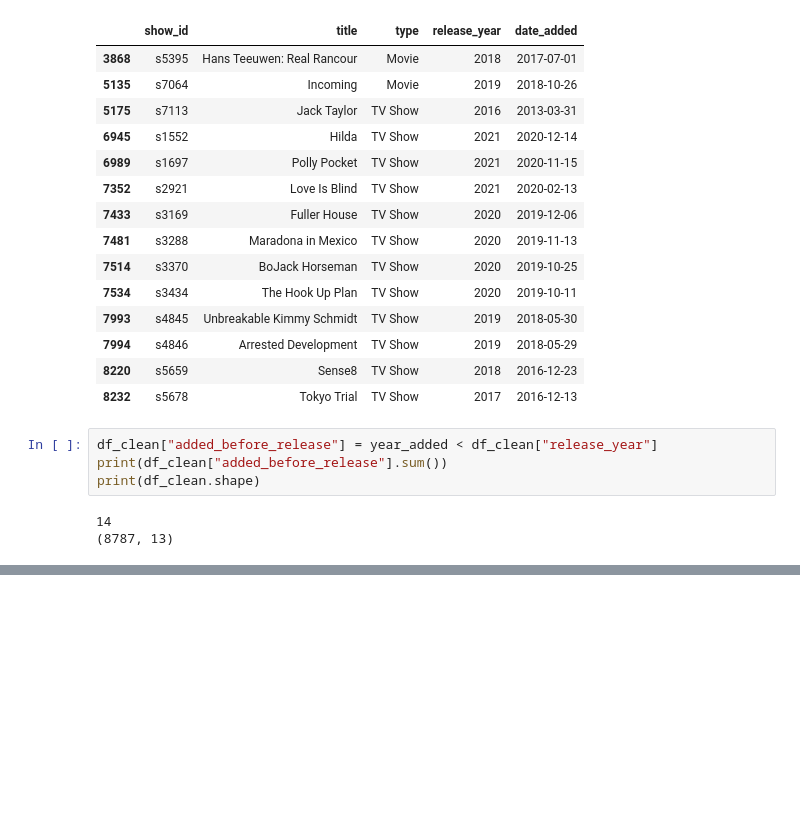
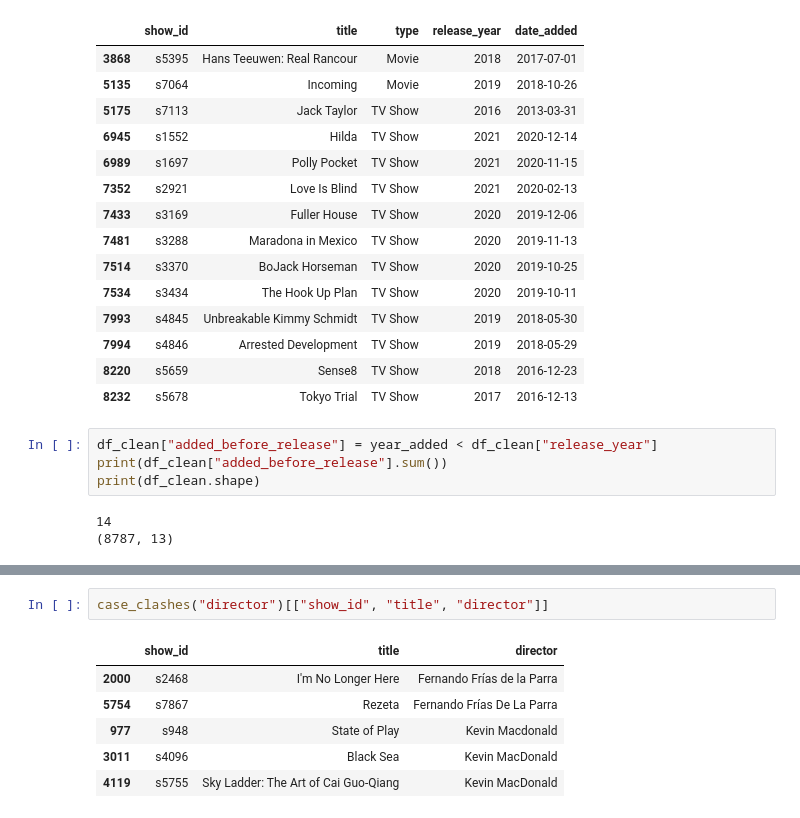
Before and after one commit to IrafashCactus/auspify-netflix-data-science, a Jupyter notebook: notebooks/01_data_cleaning.ipynb, the cells around one changed output, grey strips where cells are left out. Saved outputs shown, nothing was run; the diff lists cells and outputs as text; blank space fills up the shorter version.

```diff
--- a/notebooks/01_data_cleaning.ipynb
+++ b/notebooks/01_data_cleaning.ipynb
@@ -274,0 +333,9 @@ print(df_clean.shape)
+# %%
+case_clashes("director")[["show_id", "title", "director"]]
+# %% [output]
+|  | show_id | title | director |
+| 2000 | s2468 | I'm No Longer Here | Fernando Frías de la Parra |
+| 5754 | s7867 | Rezeta | Fernando Frías De La Parra |
+| 977 | s948 | State of Play | Kevin Macdonald |
+| 3011 | s4096 | Black Sea | Kevin MacDonald |
+| 4119 | s5755 | Sky Ladder: The Art of Cai Guo-Qiang | Kevin MacDonald |
```
Also changed, not shown: parts of 4 cells of this notebook, 9 other files.
